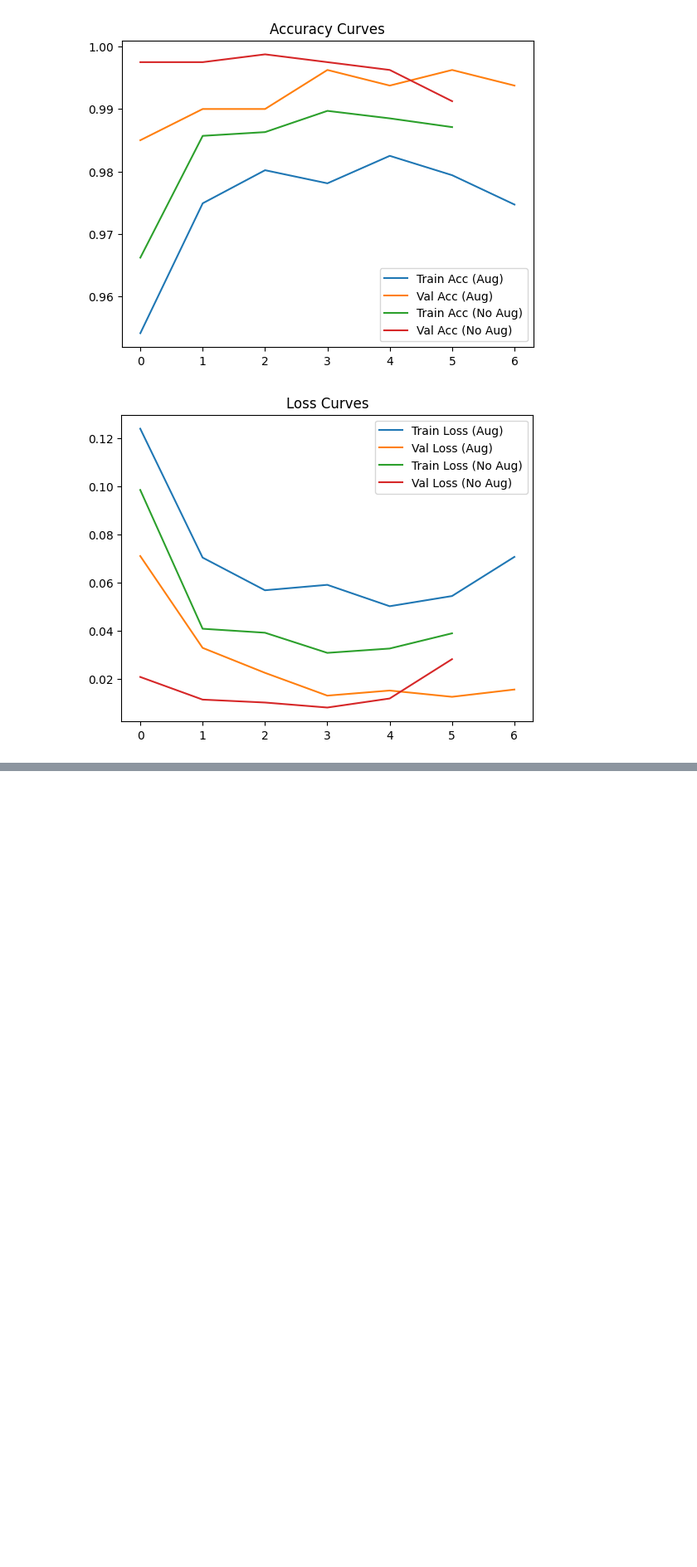
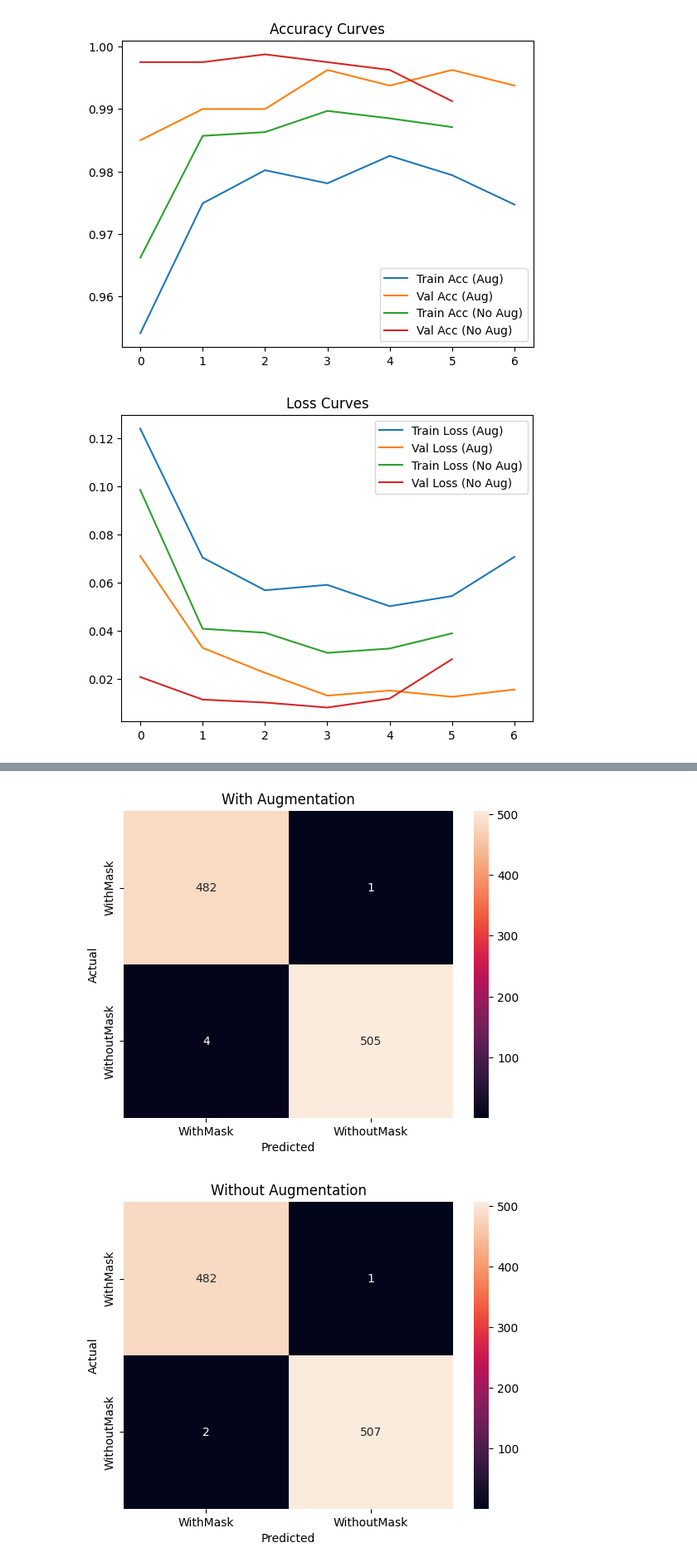
Before and after one commit to Hager-A-Hamoda/Face-Mask-Detection-System, a Jupyter notebook: notebooks/model and evaluation.ipynb, the cells around one changed output, grey strips where cells are left out. Shown at 83% size. Saved outputs shown, nothing was run; the diff lists cells and outputs as text; code cells hidden in the pictures; blank space fills up the shorter version.

```diff
--- a/notebooks/model and evaluation.ipynb
+++ b/notebooks/model and evaluation.ipynb
@@ -624,0 +659,4 @@ plt.show()
+# %%
+y_true_aug, y_pred_aug, cm_aug = evaluate(model_aug, test_loader, "WITH AUG")
+
+y_true_basic, y_pred_basic, cm_basic = evaluate(model_basic, test_loader_basic, "WITHOUT AUG")
@@ -624,0 +681,17 @@ plt.show()
+# %%
+import seaborn as sns
+
+def plot_cm(cm, title):
+    sns.heatmap(cm, annot=True, fmt="d",
+                xticklabels=train_data.classes,
+                yticklabels=train_data.classes)
+    plt.title(title)
+    plt.xlabel("Predicted")
+    plt.ylabel("Actual")
+    plt.show()
+
+plot_cm(cm_aug, "With Augmentation")
+plot_cm(cm_basic, "Without Augmentation")
+# %% [output]
+[figure, added]
+[figure, added]
```
Also changed, not shown: parts of 5 cells of this notebook, 1 other file.
